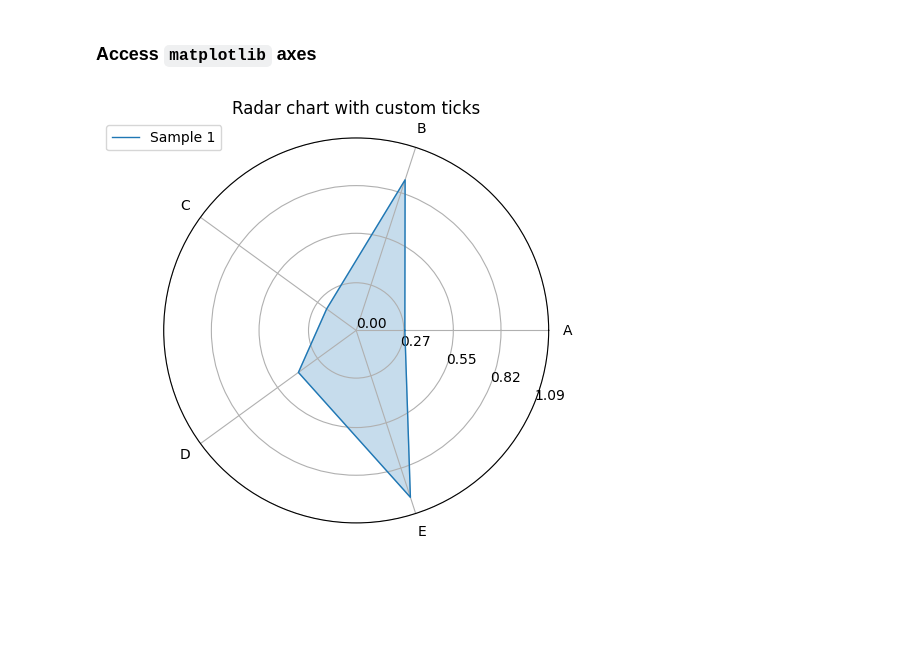
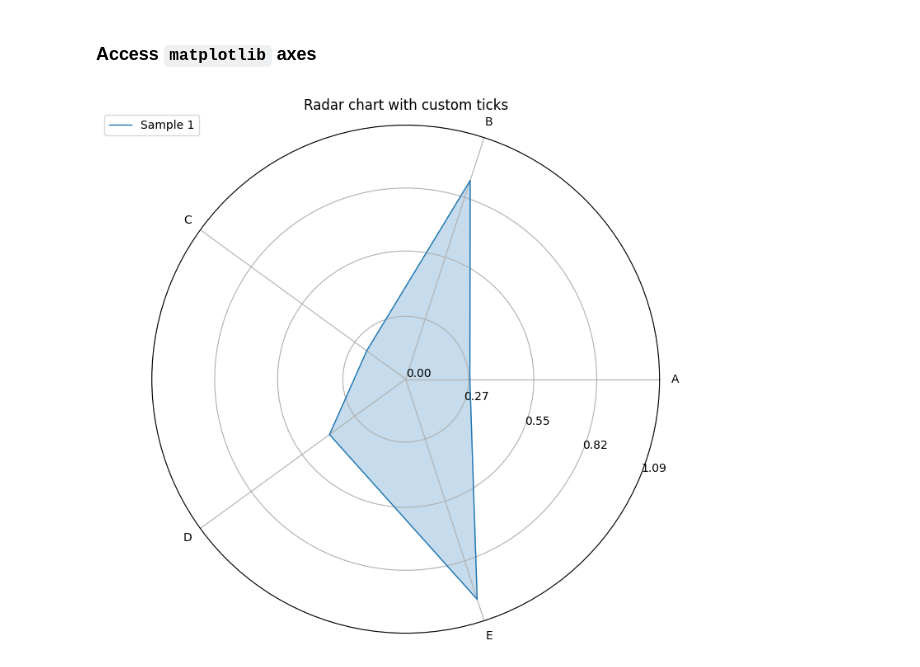
Before and after one commit to harryhaller001/matplotlib-radar, a Jupyter notebook: docs/source/notebooks/example.ipynb, the cells around one changed output. Drawn from its saved outputs; the diff is of its cells as text; code cells hidden in the pictures; blank space fills up the shorter version.

```diff
--- a/docs/source/notebooks/example.ipynb
+++ b/docs/source/notebooks/example.ipynb
@@ -66,15 +66,15 @@ radar_chart(
 # %%
 import matplotlib.pyplot as plt
 
-fig = plt.figure(figsize=(5, 5))
+fig = plt.figure(figsize=(8, 8))
 ax = fig.add_subplot(polar=True)
 ax = radar_chart(
     label=["A", "B", "C", "D", "E"],
     data=np.random.rand(5),
     title="Radar chart with custom ticks",
     ax=ax,
     return_axis=True,
 )
 _ = ax.legend(labels=["Sample 1"], loc="center", bbox_to_anchor=(0, 1))
 # %% [output]
-[figure, old version]
+[figure, new version]
```
Also changed, not shown: 9 other files.
